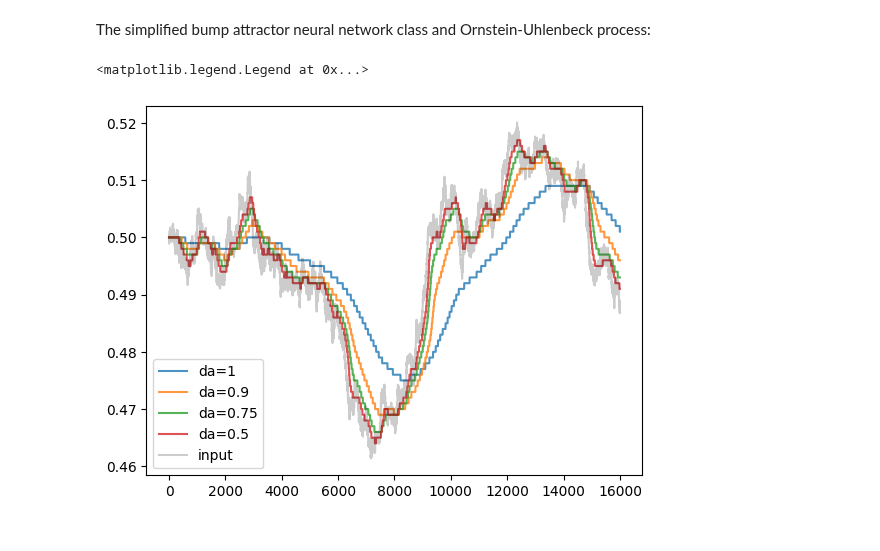
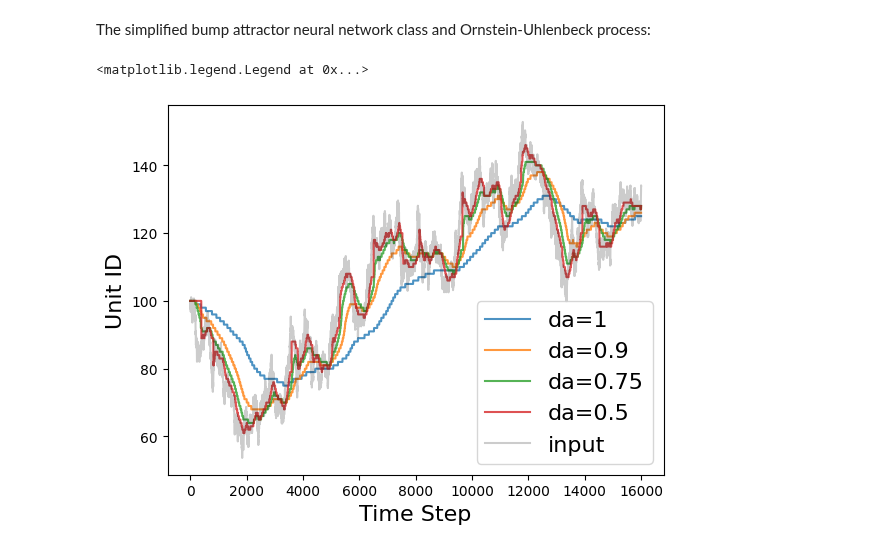
Before and after one commit to joncannon/Thesis, a Jupyter notebook: line_attractor_parkinsons.ipynb, the cells around one changed output. Cells and saved outputs as stored; diff of their text form; code cells hidden in the pictures.

```diff
--- a/line_attractor_parkinsons.ipynb
+++ b/line_attractor_parkinsons.ipynb
@@ -77,7 +77,7 @@ class attractor:
 
         self.saliences = np.zeros(n_steps)
         for i in range(n_steps):
-            self.saliences[i] = (np.argmax(activations[:,i]) + 400)/1000
+            self.saliences[i] = (np.argmax(activations[:,i]))  #+ 400)/1000
 
     def non_lin(self, vec):
 
@@ -111,38 +111,43 @@ stable = attractor(n_units = 200, exc_spread = 15, inp_scale = 0.12, exc_scale =
 
 
 means = OU(17000)
-means = np.concatenate((np.zeros(3000),means*20))
+means = np.concatenate((np.zeros(3000),means*40))
 
 #running the simulation with dopamine = 1
 dopamine = np.ones(20000)
 stable.run(dopamine,means)
 run1 = stable.saliences
 
 #running the simulation with dopamine = 0.9
 dopamine = np.ones(20000)
 dopamine[3000:] = dopamine[3000:] * 0.9
 stable.run(dopamine,means)
 run2 = stable.saliences
 
 #running the simulation with dopamine = 0.75
 dopamine = np.ones(20000)
 dopamine[3000:] = dopamine[3000:] * 0.75
 stable.run(dopamine,means)
 run3 = stable.saliences
 
 #running the simulation with dopamine = 0.5
 dopamine = np.ones(20000)
 dopamine[3000:] = dopamine[3000:] * 0.5
 stable.run(dopamine,means)
 run4 = stable.saliences
 
 plt.plot(run1[3000:19000], label="da=1",alpha=0.8)
 plt.plot(run2[3000:19000], label="da=0.9",alpha=0.8)
 plt.plot(run3[3000:19000], label="da=0.75",alpha=0.8)
 plt.plot(run4[3000:19000], label="da=0.5",alpha=0.8)
 
-plt.plot(.5+means[3000:19000]/1000, label="input",alpha=0.2,color="black")
-plt.legend()
+plt.plot(means[3000:19000]+100, label="input",alpha=0.2,color="black")
+#plt.plot(.5+means[3000:19000]/1000, label="input",alpha=0.2,color="black")
+
+#plt.title("Simplified single layer model")
+plt.ylabel("Unit ID",fontsize='16')
+plt.xlabel("Time Step",fontsize='16')
+plt.legend(fontsize='16')
 # %% [output]
 <matplotlib.legend.Legend at 0x...>
-[figure, old version]
+[figure, new version]
```
Also changed, not shown: parts of 1 cell of this notebook, 3 other files.
